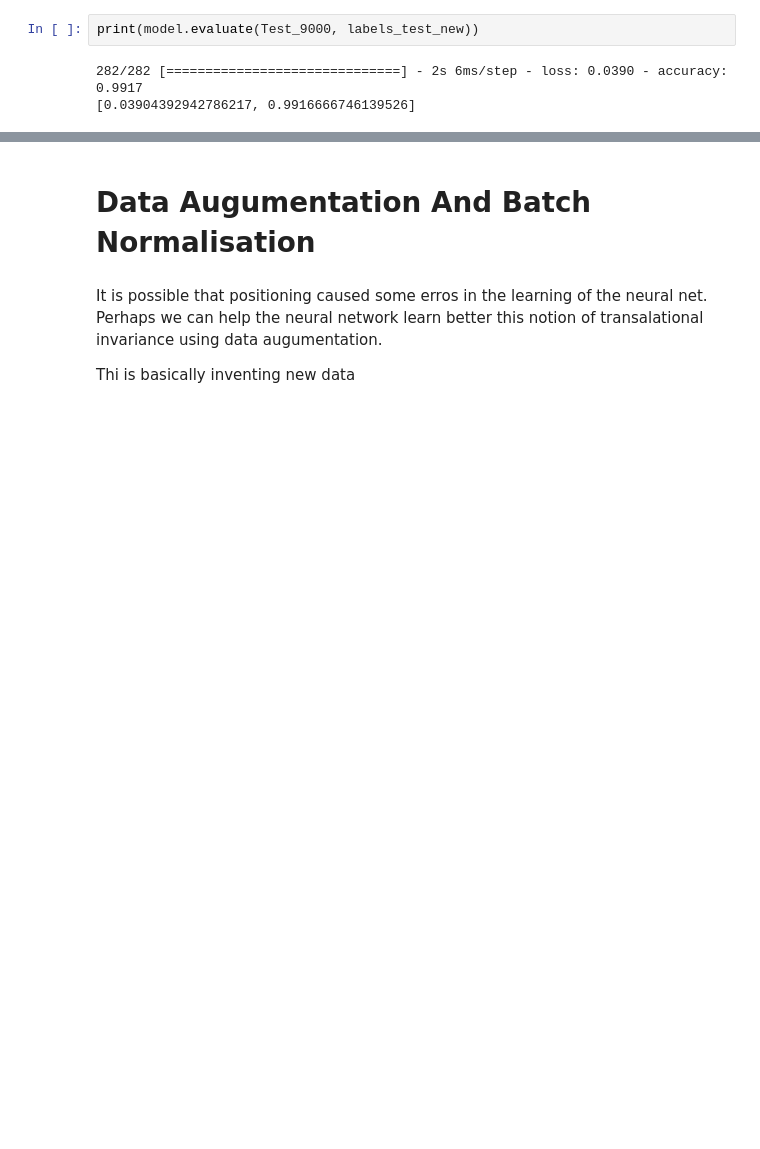
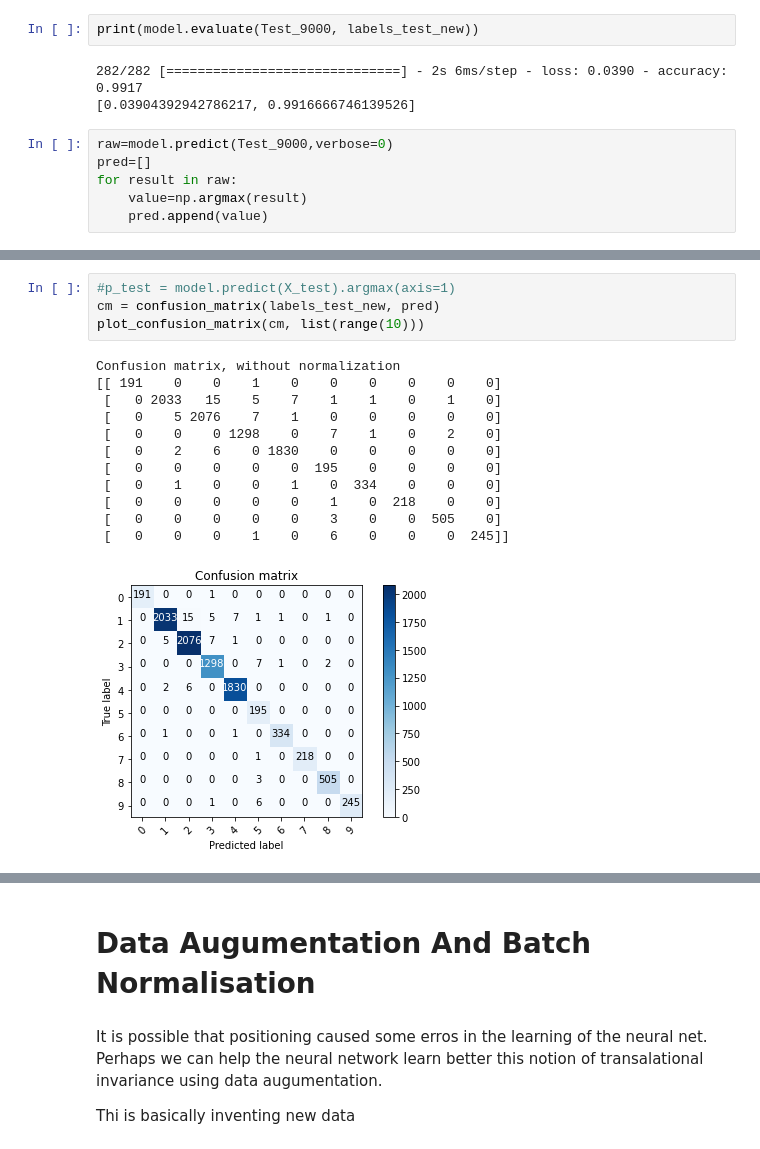
Before and after one commit to RachPatel/DMML_CW2_Group_20, a Jupyter notebook: Machine Learning and Data Mining CourseWork2.ipynb, the cells around one changed output, grey strips where cells are left out. Drawn from its saved outputs; the diff is of its cells as text; blank space fills up the shorter version.

```diff
--- a/Machine Learning and Data Mining CourseWork2.ipynb
+++ b/Machine Learning and Data Mining CourseWork2.ipynb
@@ -799,3 +881,9 @@ print(model.evaluate(Test_9000, labels_test_new))
 # %% [output]
 282/282 [==============================] - 2s 6ms/step - loss: 0.0390 - accuracy: 0.9917
 [0.03904392942786217, 0.9916666746139526]
+# %%
+raw=model.predict(Test_9000,verbose=0)
+pred=[]
+for result in raw:
+    value=np.argmax(result)
+    pred.append(value)
@@ -801,0 +912,17 @@ print(model.evaluate(Test_9000, labels_test_new))
+# %%
+#p_test = model.predict(X_test).argmax(axis=1)
+cm = confusion_matrix(labels_test_new, pred)
+plot_confusion_matrix(cm, list(range(10)))
+# %% [output]
+Confusion matrix, without normalization
+[[ 191    0    0    1    0    0    0    0    0    0]
+ [   0 2033   15    5    7    1    1    0    1    0]
+ [   0    5 2076    7    1    0    0    0    0    0]
+ [   0    0    0 1298    0    7    1    0    2    0]
+ [   0    2    6    0 1830    0    0    0    0    0]
+ [   0    0    0    0    0  195    0    0    0    0]
+ [   0    1    0    0    1    0  334    0    0    0]
+ [   0    0    0    0    0    1    0  218    0    0]
+ [   0    0    0    0    0    3    0    0  505    0]
+ [   0    0    0    1    0    6    0    0    0  245]]
+[figure, added]
```
Also changed, not shown: parts of 17 cells of this notebook.
